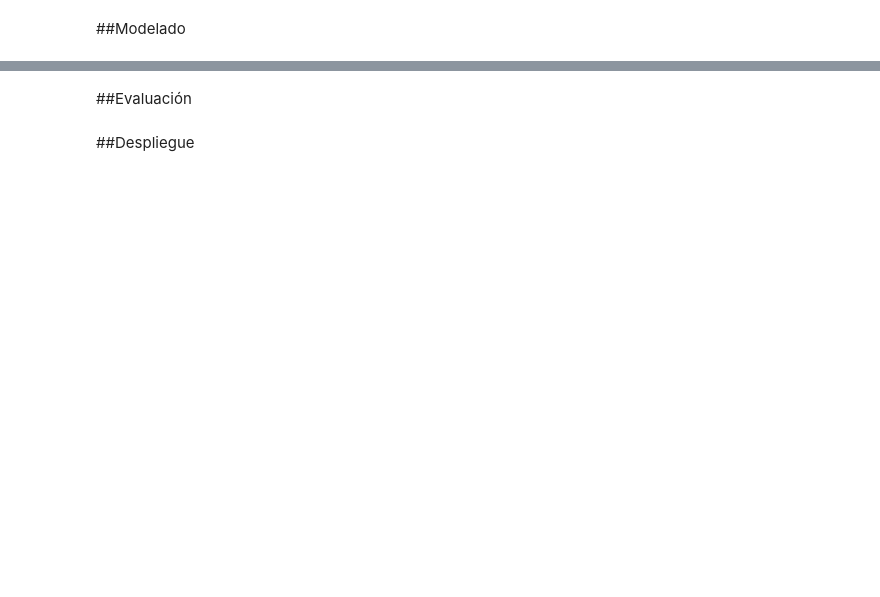
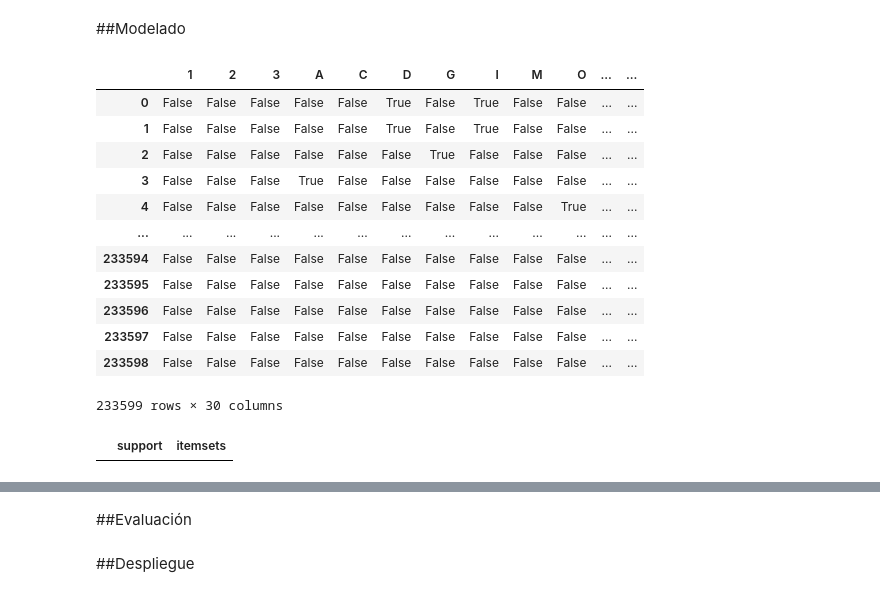
Before and after one commit to patriciamediavilla/L2, a Jupyter notebook: L2P1.ipynb, the cells around one changed output, grey strips where cells are left out. Saved outputs shown, nothing was run; the diff lists cells and outputs as text; code cells hidden in the pictures; blank space fills up the shorter version.

```diff
--- a/L2P1.ipynb
+++ b/L2P1.ipynb
@@ -157,2 +159,25 @@ La cantidad de NaN que existen en la variable Product_Category_3 es:162562
 # %% [markdown]
 ##Modelado
+# %%
+te = TransactionEncoder()
+te_ary = te.fit(df).transform(df)
+df = pd.DataFrame(te_ary, columns=te.columns_)
+df
+# %% [output]
+|  | 1 | 2 | 3 | A | C | D | G | I | M | O | ... | ... |
+| 0 | False | False | False | False | False | True | False | True | False | False | ... | ... |
+| 1 | False | False | False | False | False | True | False | True | False | False | ... | ... |
+| 2 | False | False | False | False | False | False | True | False | False | False | ... | ... |
+| 3 | False | False | False | True | False | False | False | False | False | False | ... | ... |
+| 4 | False | False | False | False | False | False | False | False | False | True | ... | ... |
+| ... | ... | ... | ... | ... | ... | ... | ... | ... | ... | ... | ... | ... |
+| 233594 | False | False | False | False | False | False | False | False | False | False | ... | ... |
+| 233595 | False | False | False | False | False | False | False | False | False | False | ... | ... |
+| 233596 | False | False | False | False | False | False | False | False | False | False | ... | ... |
+| 233597 | False | False | False | False | False | False | False | False | False | False | ... | ... |
+| 233598 | False | False | False | False | False | False | False | False | False | False | ... | ... |
+233599 rows × 30 columns
+# %%
+apriori(df, min_support=0.6, use_colnames=True)
+# %% [output]
+|  | support | itemsets |
```
Also changed, not shown: parts of 8 cells of this notebook.
